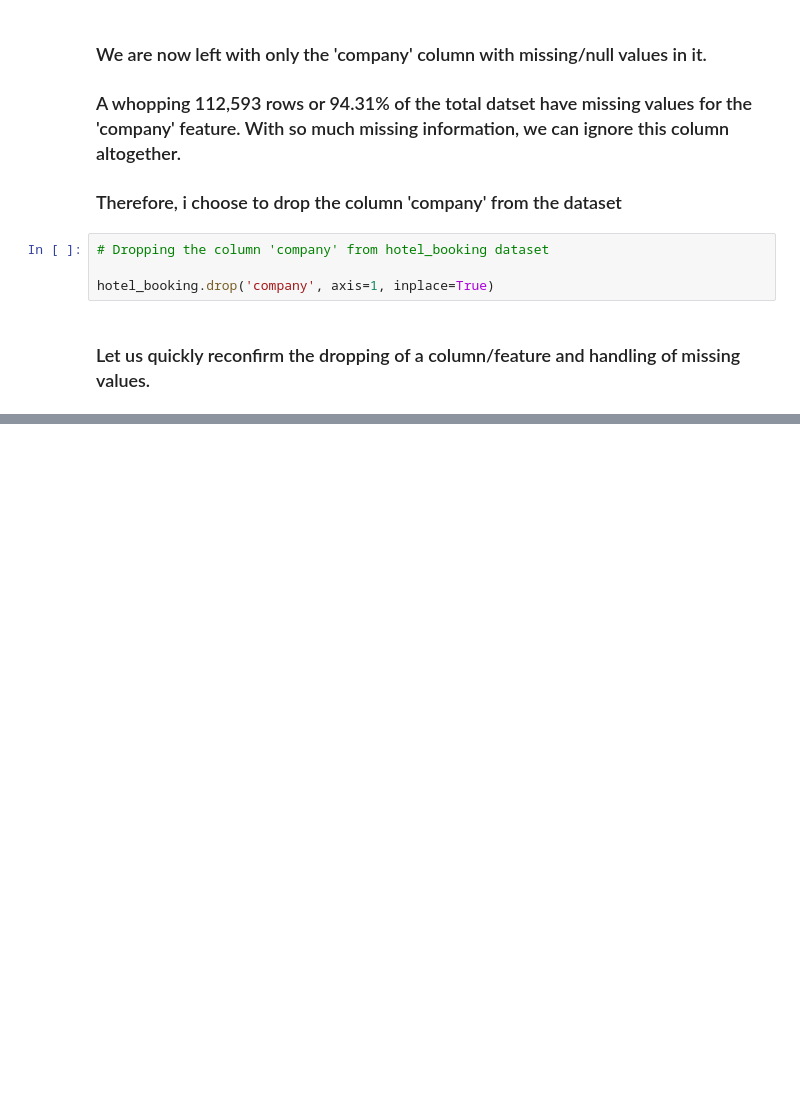
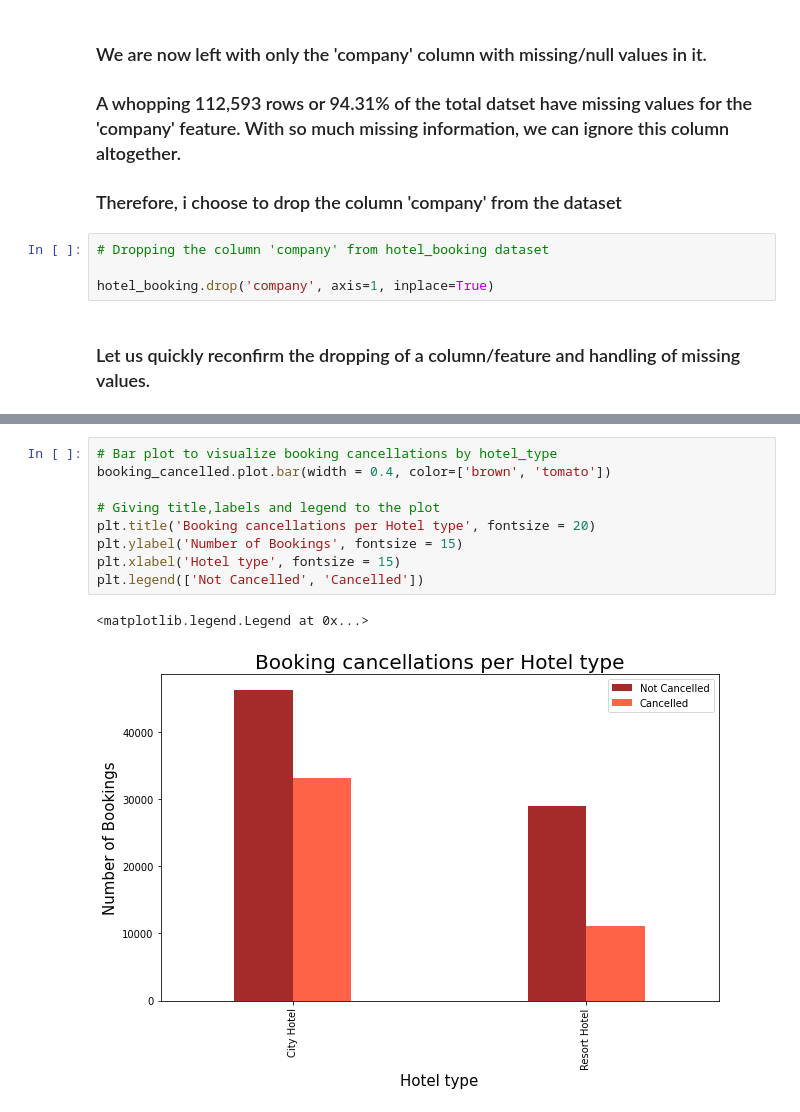
Before and after one commit to priyaregit/EDA_Hotel-Booking, a Jupyter notebook: Hotel_Booking_Analysis_EDA_Capstone_Project.ipynb, the cells around one changed output, grey strips where cells are left out. Cells and saved outputs as stored; diff of their text form; blank space fills up the shorter version.

```diff
--- a/Hotel_Booking_Analysis_EDA_Capstone_Project.ipynb
+++ b/Hotel_Booking_Analysis_EDA_Capstone_Project.ipynb
@@ -368,0 +460,12 @@ missing()
+# %%
+# Bar plot to visualize booking cancellations by hotel_type
+booking_cancelled.plot.bar(width = 0.4, color=['brown', 'tomato'])
+
+# Giving title,labels and legend to the plot
+plt.title('Booking cancellations per Hotel type', fontsize = 20)
+plt.ylabel('Number of Bookings', fontsize = 15)
+plt.xlabel('Hotel type', fontsize = 15)
+plt.legend(['Not Cancelled', 'Cancelled'])
+# %% [output]
+<matplotlib.legend.Legend at 0x...>
+[figure, added]
```
Also changed, not shown: parts of 24 cells of this notebook.
